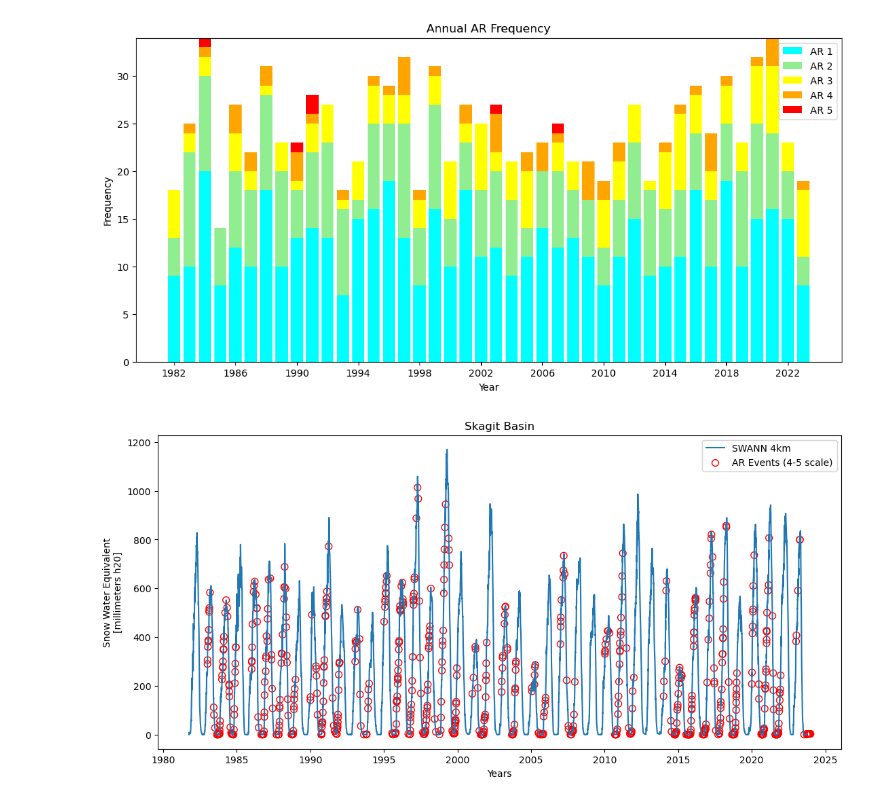
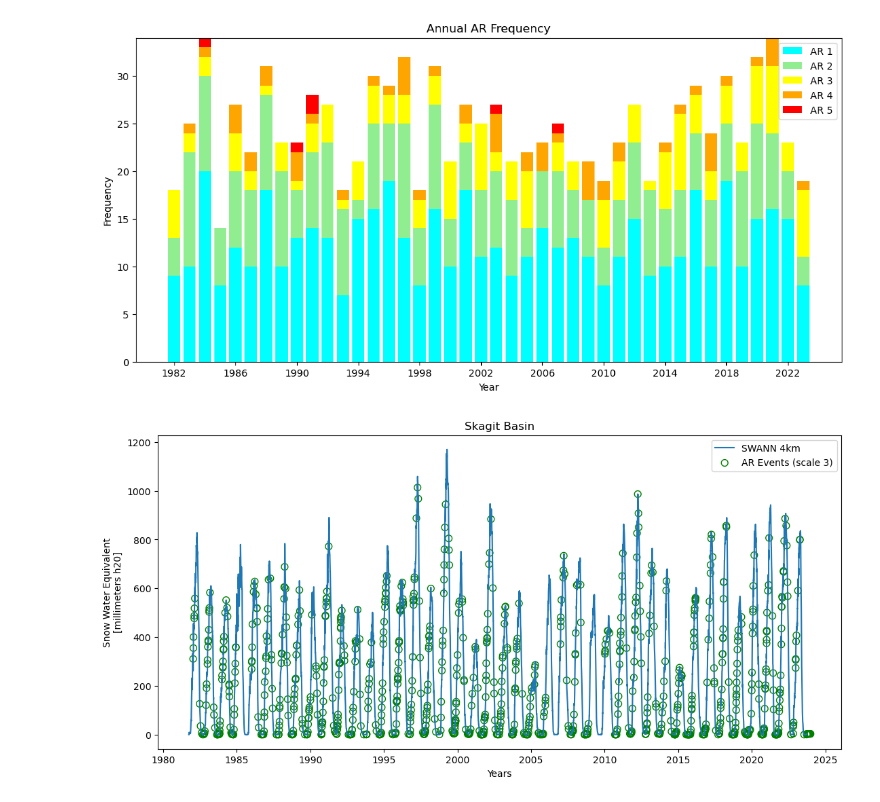
Before and after one commit to DSHydro/SnowComp, a Jupyter notebook: Getting Skagit Data.ipynb, the cells around one changed output. Cells and saved outputs as stored; diff of their text form; code cells hidden in the pictures.

Commit message:
separate event graphs

```diff
--- a/Getting Skagit Data.ipynb
+++ b/Getting Skagit Data.ipynb
@@ -119,15 +102,31 @@ AR_dates = sorted(set(AR_dates))
-# %%
-SWE_events = ua_skagit_clipped_mean.sel(time=AR_dates, method='nearest')
-# %%
-# plot AR events in SWE graph
-plt.figure(figsize=(13, 6))
-ua_skagit_clipped_mean.plot(label='SWANN 4km')
-
-plt.scatter(AR_dates, SWE_events, facecolors='none', edgecolors='red', s=50, label='AR Events (4-5 scale)')
-
-plt.legend()
-plt.xlabel("Years")
-plt.title("Skagit Basin")
-plt.show()
-# %% [output]
-[figure, removed]
+# %%
+def filter_dates(scale):
+    filtered_dates = []
+    for date in AR_dates:
+        year = date.year
+        data = AR_data[year]
+
+        freq = data.get(scale, 0)
+        if freq >= 1:
+            filtered_dates.append(date)
+
+    filtered_dates = [date for date in filtered_dates if 1982 <= date.year <= 2023]
+
+    return filtered_dates
+# %%
+def graph_AR_Events(dates, SWE_events, scale, color):
+    plt.figure(figsize=(13, 6))
+    ua_skagit_clipped_mean.plot(label='SWANN 4km')
+
+    plt.scatter(dates, SWE_events, facecolors='none', edgecolors=color, s=50, label=f"AR Events (scale {scale})")
+
+    plt.legend()
+    plt.xlabel("Years")
+    plt.title("Skagit Basin")
+    plt.show()
+# %%
+dates_3 = filter_dates(3)
+SWE_events_3 = ua_skagit_clipped_mean.sel(time=dates_3, method='nearest')
+graph_AR_Events(dates_3, SWE_events_3, 3, 'green')
+# %% [output]
+[figure, added]
```
Also changed, not shown: parts of 4 cells of this notebook.
